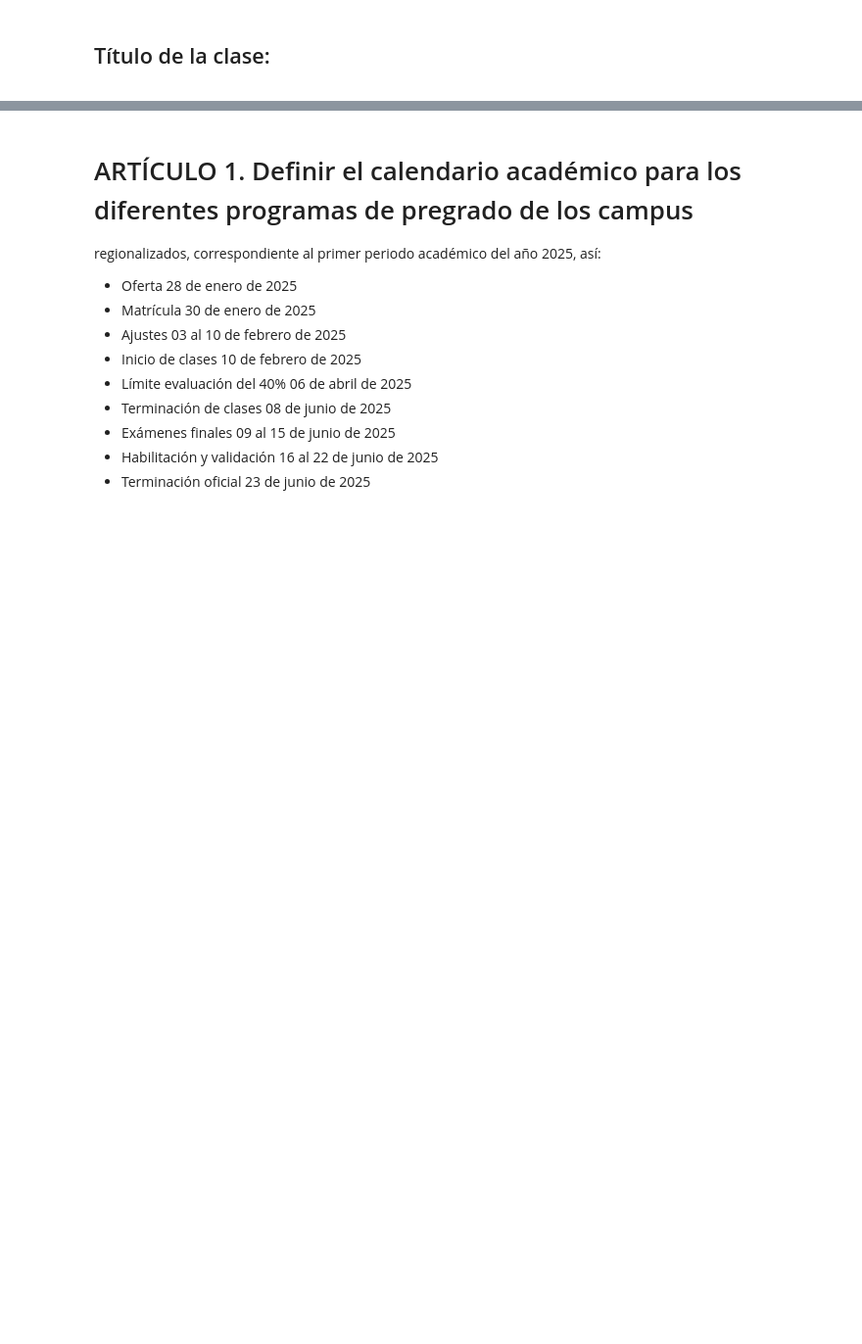
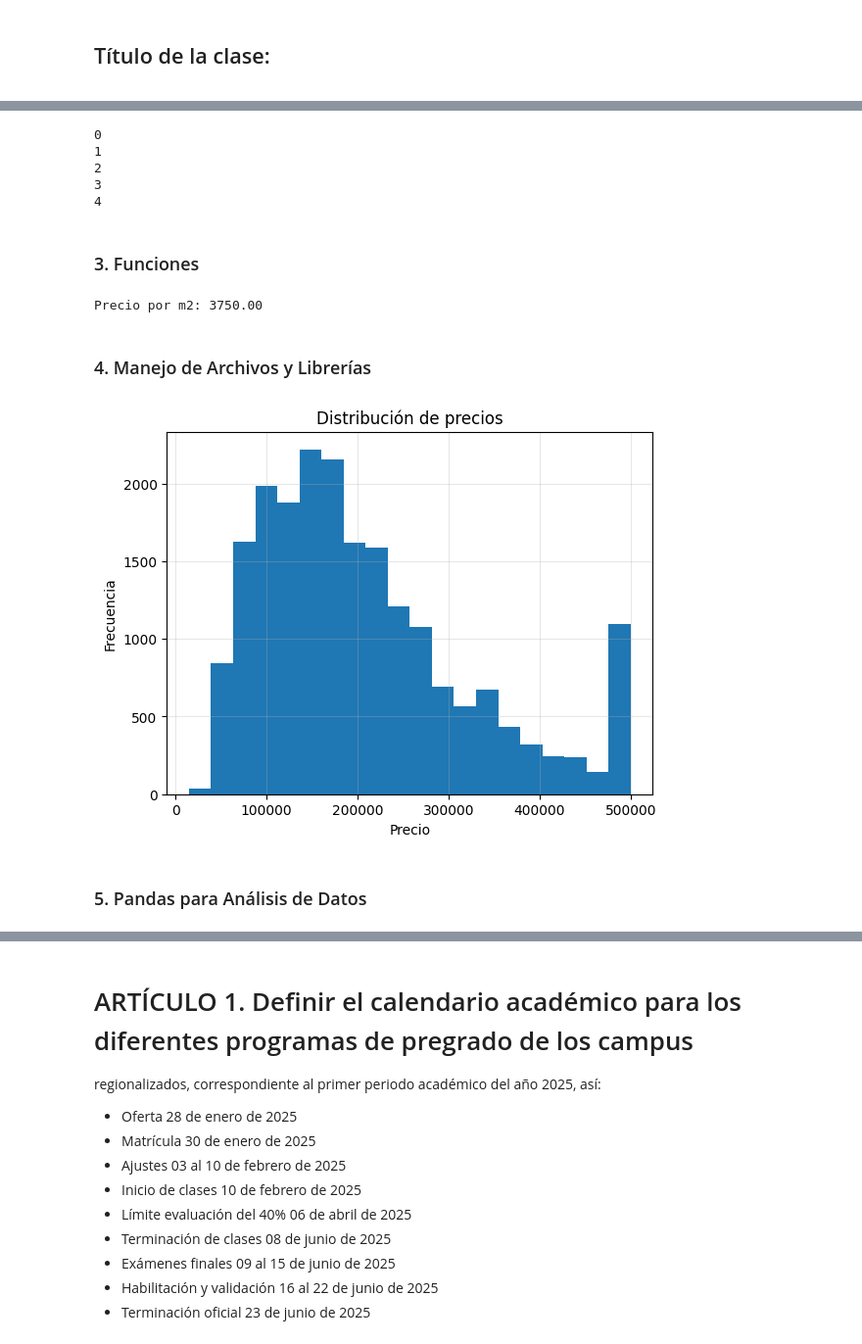
Before and after one commit to marco-canas/linea_invest_didact_math_data, a Jupyter notebook: 3_prop_invest_didact_ml_dl/1_g_lideres/4_fases_investig/1_2_diag_interven/1_secuencia_didac_ml/2_intro_R_python/2_intro_python/1_intro_python_ml_regresion.ipynb, the cells around one changed output, grey strips where cells are left out. Shown at 98% size. Cells and saved outputs as stored; diff of their text form; code cells hidden in the pictures; blank space fills up the shorter version.

```diff
--- a/3_prop_invest_didact_ml_dl/1_g_lideres/4_fases_investig/1_2_diag_interven/1_secuencia_didac_ml/2_intro_R_python/2_intro_python/1_intro_python_ml_regresion.ipynb
+++ b/3_prop_invest_didact_ml_dl/1_g_lideres/4_fases_investig/1_2_diag_interven/1_secuencia_didac_ml/2_intro_R_python/2_intro_python/1_intro_python_ml_regresion.ipynb
@@ -386,0 +1042,16 @@ def save_fig(nombre_archivo_imagen):
+# %%
+
+# Bucle while
+contador = 0
+while contador < 5:
+    print(contador)
+    contador += 1
+# %% [output]
+0
+1
+2
+3
+4
+# %% [markdown]
+
+### 3. Funciones
@@ -386,0 +1062,31 @@ def save_fig(nombre_archivo_imagen):
+# %%
+
+# Llamada a la función
+precio_m2 = calcular_precio_por_m2(450000, 120)
+print(f"Precio por m2: {precio_m2:.2f}")
+# %% [output]
+Precio por m2: 3750.00
+# %% [markdown]
+
+### 4. Manejo de Archivos y Librerías
+# %%
+# Importación de bibliotecas (como en el cuaderno)
+import pandas as pd
+import numpy as np
+import matplotlib.pyplot as plt
+
+# Lectura de datos (similar al cuaderno)
+data = pd.read_excel(r"C:\Users\marco\OneDrive - Universidad de Antioquia\Documentos\2_recursos_ensenanza\3_dataset_glideres\vivienda.xlsx")
+
+# Visualización básica
+plt.hist(data["precio"], bins=20)
+plt.title("Distribución de precios")
+plt.xlabel("Precio")
+plt.ylabel("Frecuencia")
+plt.grid(alpha = 0.3)
+plt.show()
+# %% [output]
+[figure, added]
+# %% [markdown]
+
+### 5. Pandas para Análisis de Datos
```
Also changed, not shown: parts of 72 cells of this notebook, 1 other file.
